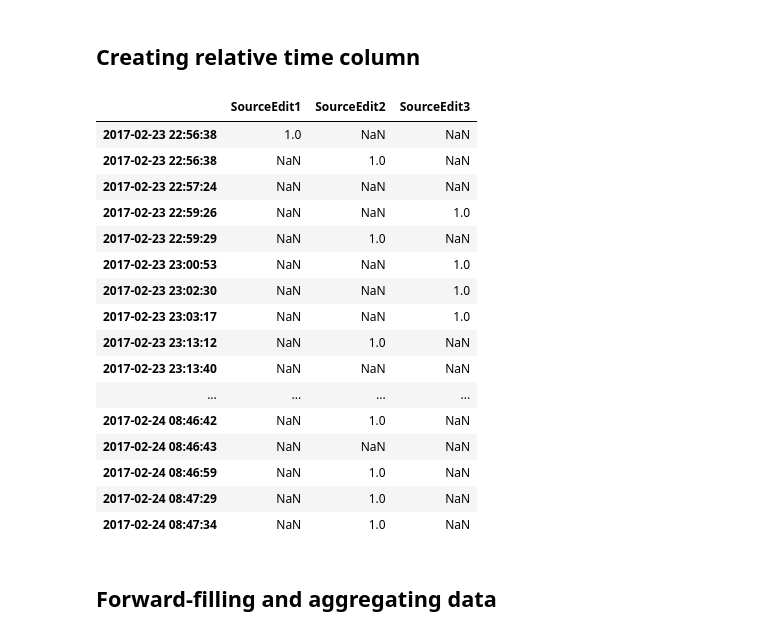
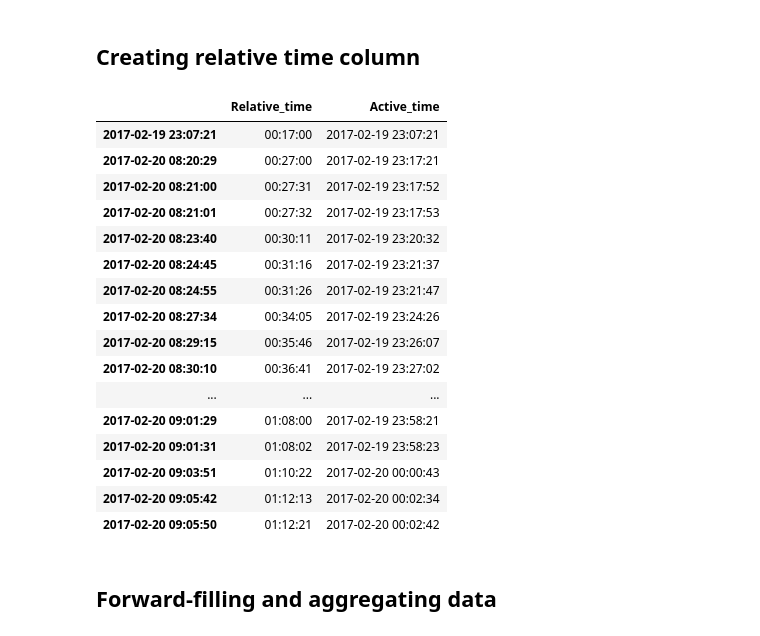
Before and after one commit to hermanmk/jexercise-data-analysis, a Jupyter notebook: Working with data.ipynb, the cells around one changed output. Drawn from its saved outputs; the diff is of its cells as text; code cells hidden in the pictures.

Commit message:
Added ErrorCount for SourceEdit's.
Added Active_time column based on Relative_time.

Scaling and plotting

```diff
--- a/Working with data.ipynb
+++ b/Working with data.ipynb
@@ -18,5 +18,5 @@ matplotlib.rcParams['figure.figsize'] = [20.0, 8.0] # Default: [6.0, 4.0]
 # %%
-df = pd.read_csv('data/csv/oving5/0141126194/Card.csv', index_col=0, parse_dates=True)
+df = pd.read_csv('data/csv/oving5/0141126194/Partner.csv', index_col=0, parse_dates=True)
 # %%
 df
 # %% [output]
@@ -51,29 +51,34 @@ def create_relative_time_column(df):
             diff = dt.timedelta(seconds=600)
         accumulated = df.Relative_time.iloc[i-1] + diff
         df.Relative_time.iat[i] = accumulated
+
+    #df['Relative_time_seconds'] = df.Relative_time.apply(lambda x: x.seconds)
+
+    df['Active_time'] = df.index[0] + df.Relative_time
+
     return df
 # %%
 df = create_relative_time_column(df)
 # %%
-df.filter(regex='SourceEdit')
+df.filter(regex='_time')[40:]
 # %% [output]
-|  | SourceEdit1 | SourceEdit2 | SourceEdit3 |
-| 2017-02-23 22:56:38 | 1.0 | NaN | NaN |
-| 2017-02-23 22:56:38 | NaN | 1.0 | NaN |
-| 2017-02-23 22:57:24 | NaN | NaN | NaN |
-| 2017-02-23 22:59:26 | NaN | NaN | 1.0 |
-| 2017-02-23 22:59:29 | NaN | 1.0 | NaN |
-| 2017-02-23 23:00:53 | NaN | NaN | 1.0 |
-| 2017-02-23 23:02:30 | NaN | NaN | 1.0 |
-| 2017-02-23 23:03:17 | NaN | NaN | 1.0 |
-| 2017-02-23 23:13:12 | NaN | 1.0 | NaN |
-| 2017-02-23 23:13:40 | NaN | NaN | NaN |
-| ... | ... | ... | ... |
-| 2017-02-24 08:46:42 | NaN | 1.0 | NaN |
-| 2017-02-24 08:46:43 | NaN | NaN | NaN |
-| 2017-02-24 08:46:59 | NaN | 1.0 | NaN |
-| 2017-02-24 08:47:29 | NaN | 1.0 | NaN |
-| 2017-02-24 08:47:34 | NaN | 1.0 | NaN |
+|  | Relative_time | Active_time |
+| 2017-02-19 23:07:21 | 00:17:00 | 2017-02-19 23:07:21 |
+| 2017-02-20 08:20:29 | 00:27:00 | 2017-02-19 23:17:21 |
+| 2017-02-20 08:21:00 | 00:27:31 | 2017-02-19 23:17:52 |
+| 2017-02-20 08:21:01 | 00:27:32 | 2017-02-19 23:17:53 |
+| 2017-02-20 08:23:40 | 00:30:11 | 2017-02-19 23:20:32 |
+| 2017-02-20 08:24:45 | 00:31:16 | 2017-02-19 23:21:37 |
+| 2017-02-20 08:24:55 | 00:31:26 | 2017-02-19 23:21:47 |
+| 2017-02-20 08:27:34 | 00:34:05 | 2017-02-19 23:24:26 |
+| 2017-02-20 08:29:15 | 00:35:46 | 2017-02-19 23:26:07 |
+| 2017-02-20 08:30:10 | 00:36:41 | 2017-02-19 23:27:02 |
+| ... | ... | ... |
+| 2017-02-20 09:01:29 | 01:08:00 | 2017-02-19 23:58:21 |
+| 2017-02-20 09:01:31 | 01:08:02 | 2017-02-19 23:58:23 |
+| 2017-02-20 09:03:51 | 01:10:22 | 2017-02-20 00:00:43 |
+| 2017-02-20 09:05:42 | 01:12:13 | 2017-02-20 00:02:34 |
+| 2017-02-20 09:05:50 | 01:12:21 | 2017-02-20 00:02:42 |
 # %% [markdown]
 ## Forward-filling and aggregating data
 # %%
```
Also changed, not shown: parts of 22 cells of this notebook, 2 other files.
